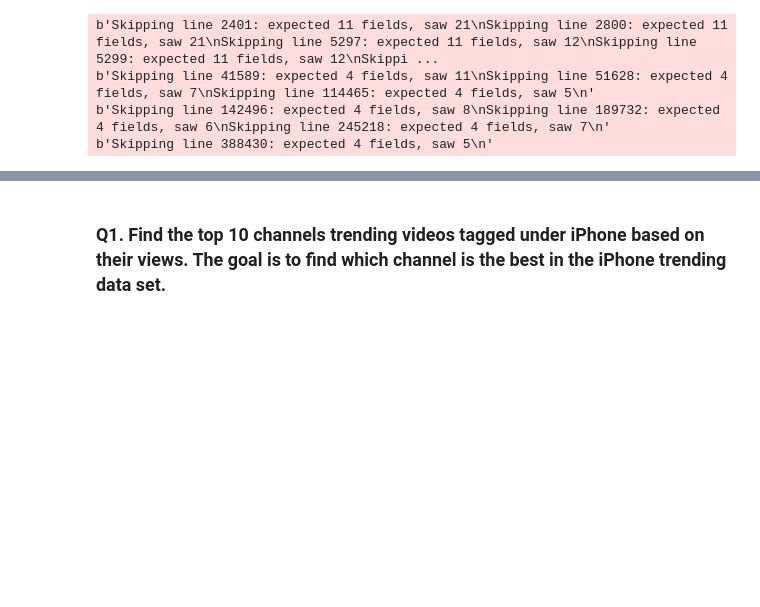
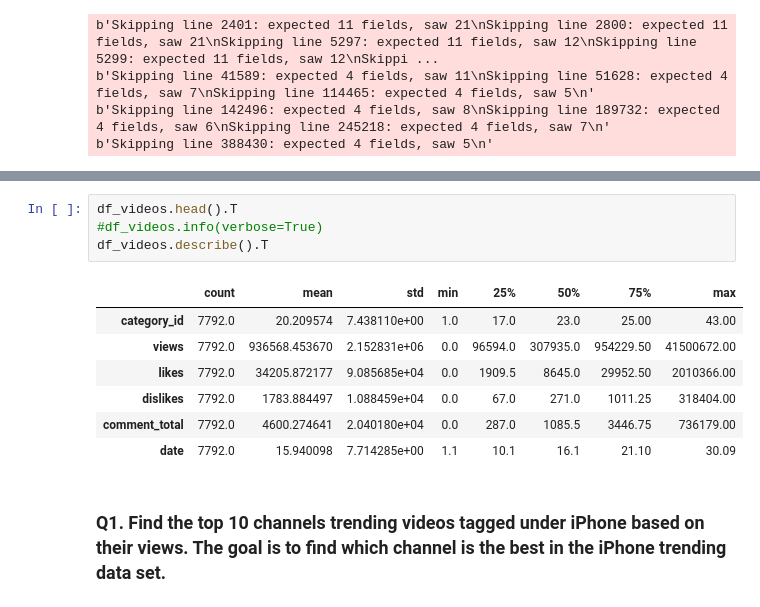
Before and after one commit to sujittripathy/DataScienceBootCampPrep, a Jupyter notebook: Exercise Visualization.ipynb, the cells around one changed output, grey strips where cells are left out. Drawn from its saved outputs; the diff is of its cells as text; blank space fills up the shorter version.

```diff
--- a/Exercise Visualization.ipynb
+++ b/Exercise Visualization.ipynb
@@ -30,3 +21,15 @@ df_videos.head()
+# %%
+df_videos.head().T
+#df_videos.info(verbose=True)
+df_videos.describe().T
+# %% [output]
+|  | count | mean | std | min | 25% | 50% | 75% | max |
+| category_id | 7792.0 | 20.209574 | 7.438110e+00 | 1.0 | 17.0 | 23.0 | 25.00 | 43.00 |
+| views | 7792.0 | 936568.453670 | 2.152831e+06 | 0.0 | 96594.0 | 307935.0 | 954229.50 | 41500672.00 |
+| likes | 7792.0 | 34205.872177 | 9.085685e+04 | 0.0 | 1909.5 | 8645.0 | 29952.50 | 2010366.00 |
+| dislikes | 7792.0 | 1783.884497 | 1.088459e+04 | 0.0 | 67.0 | 271.0 | 1011.25 | 318404.00 |
+| comment_total | 7792.0 | 4600.274641 | 2.040180e+04 | 0.0 | 287.0 | 1085.5 | 3446.75 | 736179.00 |
+| date | 7792.0 | 15.940098 | 7.714285e+00 | 1.1 | 10.1 | 16.1 | 21.10 | 30.09 |
 # %% [markdown]
 ### Q1. Find the top 10 channels trending videos tagged under iPhone based on their views. The goal is to find which channel is the best in the iPhone trending data set.
 # %% [markdown]
```
Also changed, not shown: parts of 1 cell of this notebook, 4 other files.
